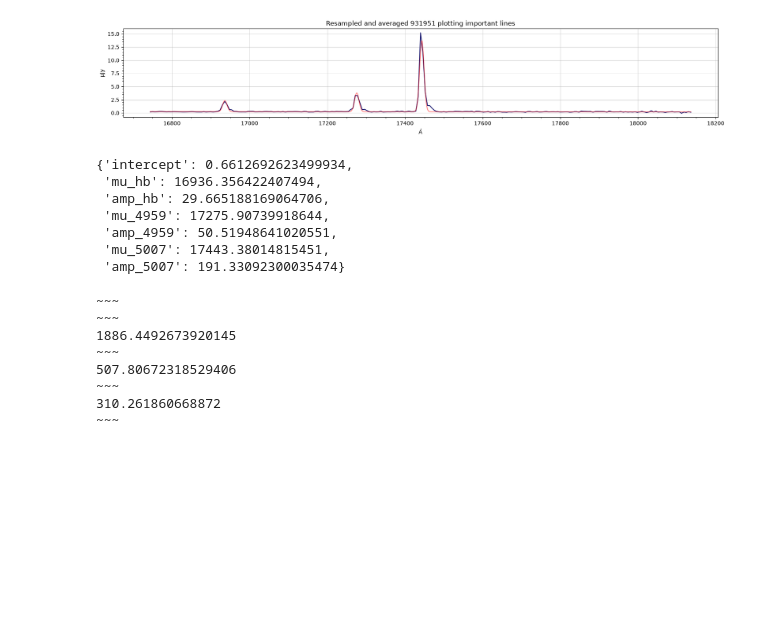
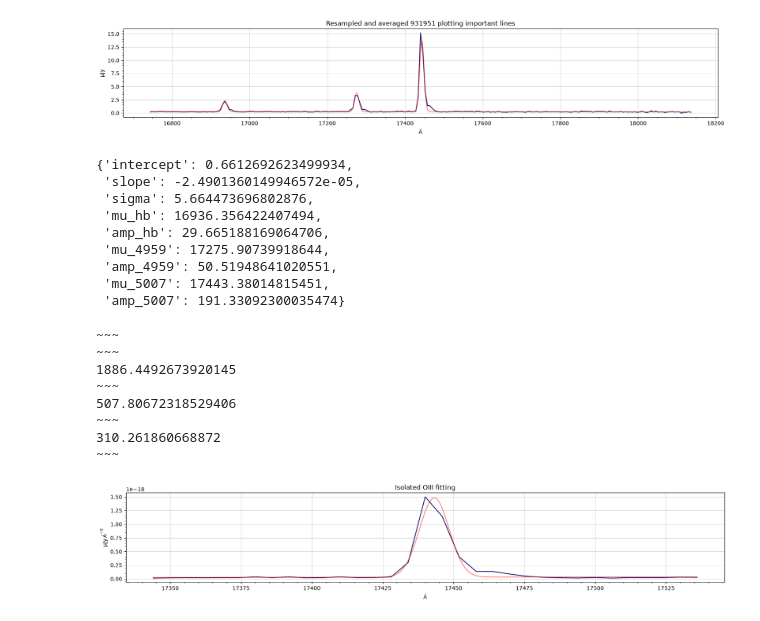
Before and after one commit to CrushinAngel/Astronomical_Investigation_Project, a Jupyter notebook: notebooks/initial_fitting.ipynb, the cells around one changed output. Saved outputs shown, nothing was run; the diff lists cells and outputs as text; code cells hidden in the pictures; blank space fills up the shorter version.

```diff
--- a/notebooks/initial_fitting.ipynb
+++ b/notebooks/initial_fitting.ipynb
@@ -155,19 +166,19 @@ def test_model(x, a, b, sigma,
         )
 
 
-z = tryout.meta['z']
+z = id_931951.meta['z']
 
 center = 5007 * (1 + z) * u.AA
 window = 200 * (1 + z) * u.AA
 
 mask = (
-    (tryout.spectral_axis >= center - window) &
-    (tryout.spectral_axis <= center + window)
+    (id_931951.spectral_axis >= center - window) &
+    (id_931951.spectral_axis <= center + window)
 )
 
-wave_subset = tryout.spectral_axis[mask]
-flux_subset = tryout.flux[mask]
-flux_err_subset = tryout.uncertainty.represent_as(StdDevUncertainty).array[mask]
+wave_subset = id_931951.spectral_axis[mask]
+flux_subset = id_931951.flux[mask]
+flux_err_subset = id_931951.uncertainty.represent_as(StdDevUncertainty).array[mask]
 
 initial = [np.median(flux_subset.value), 0, 5 * (1 + z),
            4860 * (1 + z), 100,
@@ -206,8 +217,10 @@ plt.show()
 # %%
 intercept, slope, sigma, mu_hb, f_hb, mu_4959, f_4959, mu_5007, f_5007 = popt
 
-tryout_dict = {
+id_931951_dict = {
     'intercept': intercept,
+    'slope': slope,
+    'sigma': sigma,
     'mu_hb': mu_hb,
     'amp_hb': f_hb,
     'mu_4959': mu_4959,
@@ -216,7 +229,7 @@ tryout_dict = {
     'amp_5007': f_5007
 }
 
-display(tryout_dict)
+display(id_931951_dict)
 print('~~~')
 print('~~~')
 
@@ -234,6 +247,8 @@ print(f_hb_cgs_1e20)
 print('~~~')
 # %% [output]
 {'intercept': 0.6612692623499934,
+ 'slope': -2.4901360149946572e-05,
+ 'sigma': 5.664473696802876,
  'mu_hb': 16936.356422407494,
  'amp_hb': 29.665188169064706,
  'mu_4959': 17275.90739918644,
@@ -250,0 +351,11 @@ print('~~~')
+# %%
+oiii = {
+    'element': 'OIII',
+    'rest_AA': 5007 * u.AA,
+    'sigma': 7.5,
+    'amplitude': 1.4 * 1e-18  # La amplitud inicial es lo unico que cambia si se transforma antes o despues de fittear
+}
+
+optimal, opterrs = line_cont_fit(id_931951, oiii)
+# %% [output]
+[figure, added]
```
Also changed, not shown: parts of 5 cells of this notebook, 2 other files.
